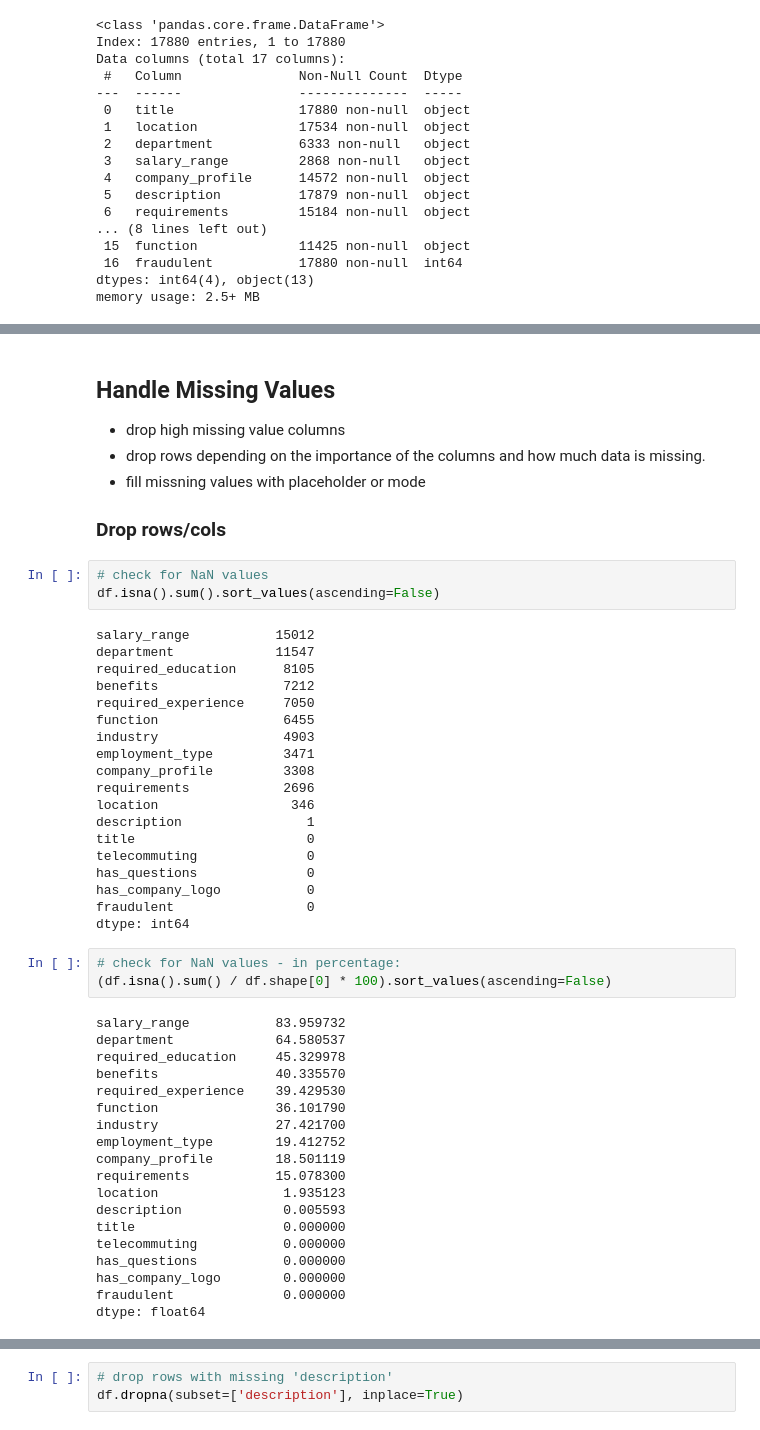
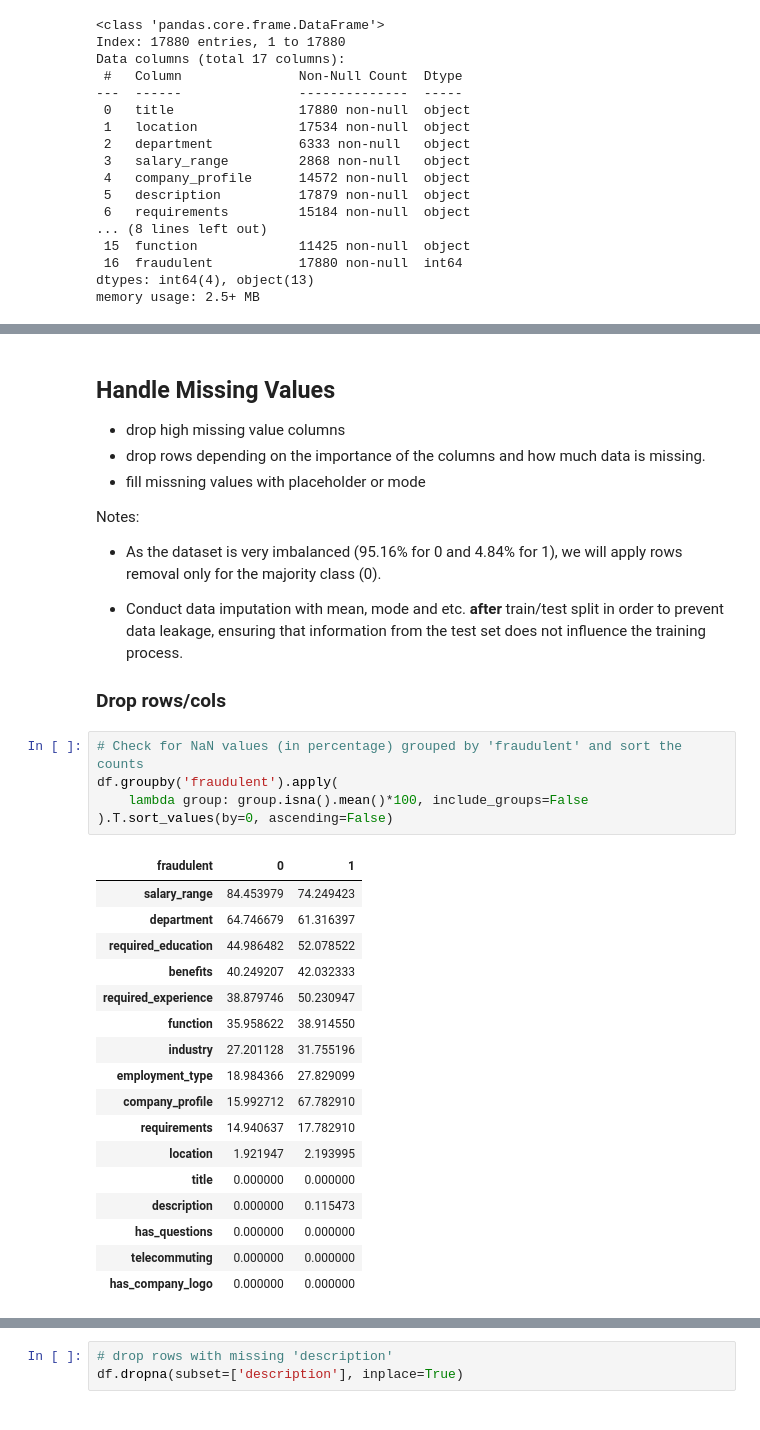
Before and after one commit to geekcourses/RealFakeJobPostingPrediction_Mitko, a Jupyter notebook: src/data_preprocessing.ipynb, the cells around one changed output, grey strips where cells are left out. Drawn from its saved outputs; the diff is of its cells as text.

```diff
--- a/src/data_preprocessing.ipynb
+++ b/src/data_preprocessing.ipynb
@@ -82,49 +187,34 @@ memory usage: 2.5+ MB
 - drop rows depending on the importance of the columns and how much data is missing.
 - fill missning values with placeholder or mode
 
+Notes:
+
+- As the dataset is very imbalanced (95.16% for 0 and 4.84% for 1), we will apply rows removal only for the majority class (0).
+
+- Conduct data imputation with mean, mode and etc. **after** train/test split in order to prevent data leakage, ensuring that information from the test set does not influence the training process.
+
 ### Drop rows/cols
-# %%
-# check for NaN values
-df.isna().sum().sort_values(ascending=False)
-# %% [output]
-salary_range           15012
-department             11547
-required_education      8105
-benefits                7212
-required_experience     7050
-function                6455
-industry                4903
-employment_type         3471
-company_profile         3308
-requirements            2696
-location                 346
-description                1
-title                      0
-telecommuting              0
-has_questions              0
-has_company_logo           0
-fraudulent                 0
-dtype: int64
-# %%
-# check for NaN values - in percentage:
-(df.isna().sum() / df.shape[0] * 100).sort_values(ascending=False)
-# %% [output]
-salary_range           83.959732
-department             64.580537
-required_education     45.329978
-benefits               40.335570
-required_experience    39.429530
-function               36.101790
-industry               27.421700
-employment_type        19.412752
-company_profile        18.501119
-requirements           15.078300
-location                1.935123
-description             0.005593
-title                   0.000000
-telecommuting           0.000000
-has_questions           0.000000
-has_company_logo        0.000000
-fraudulent              0.000000
-dtype: float64
+# %%
+# Check for NaN values (in percentage) grouped by 'fraudulent' and sort the counts
+df.groupby('fraudulent').apply(
+    lambda group: group.isna().mean()*100, include_groups=False
+).T.sort_values(by=0, ascending=False)
+# %% [output]
+| fraudulent | 0 | 1 |
+| salary_range | 84.453979 | 74.249423 |
+| department | 64.746679 | 61.316397 |
+| required_education | 44.986482 | 52.078522 |
+| benefits | 40.249207 | 42.032333 |
+| required_experience | 38.879746 | 50.230947 |
+| function | 35.958622 | 38.914550 |
+| industry | 27.201128 | 31.755196 |
+| employment_type | 18.984366 | 27.829099 |
+| company_profile | 15.992712 | 67.782910 |
+| requirements | 14.940637 | 17.782910 |
+| location | 1.921947 | 2.193995 |
+| title | 0.000000 | 0.000000 |
+| description | 0.000000 | 0.115473 |
+| has_questions | 0.000000 | 0.000000 |
+| telecommuting | 0.000000 | 0.000000 |
+| has_company_logo | 0.000000 | 0.000000 |
 # %%
```
Also changed, not shown: parts of 11 cells of this notebook.
